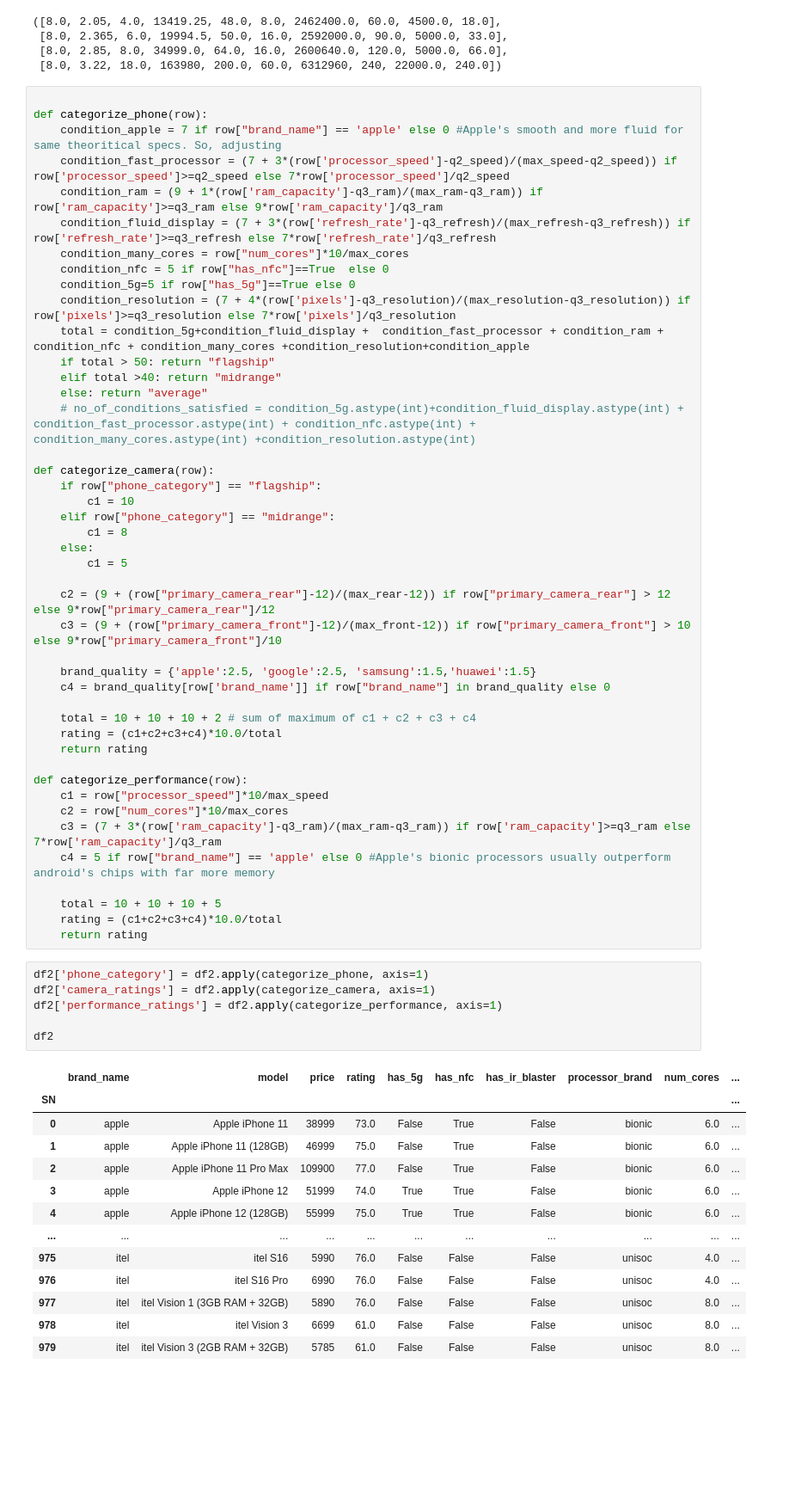
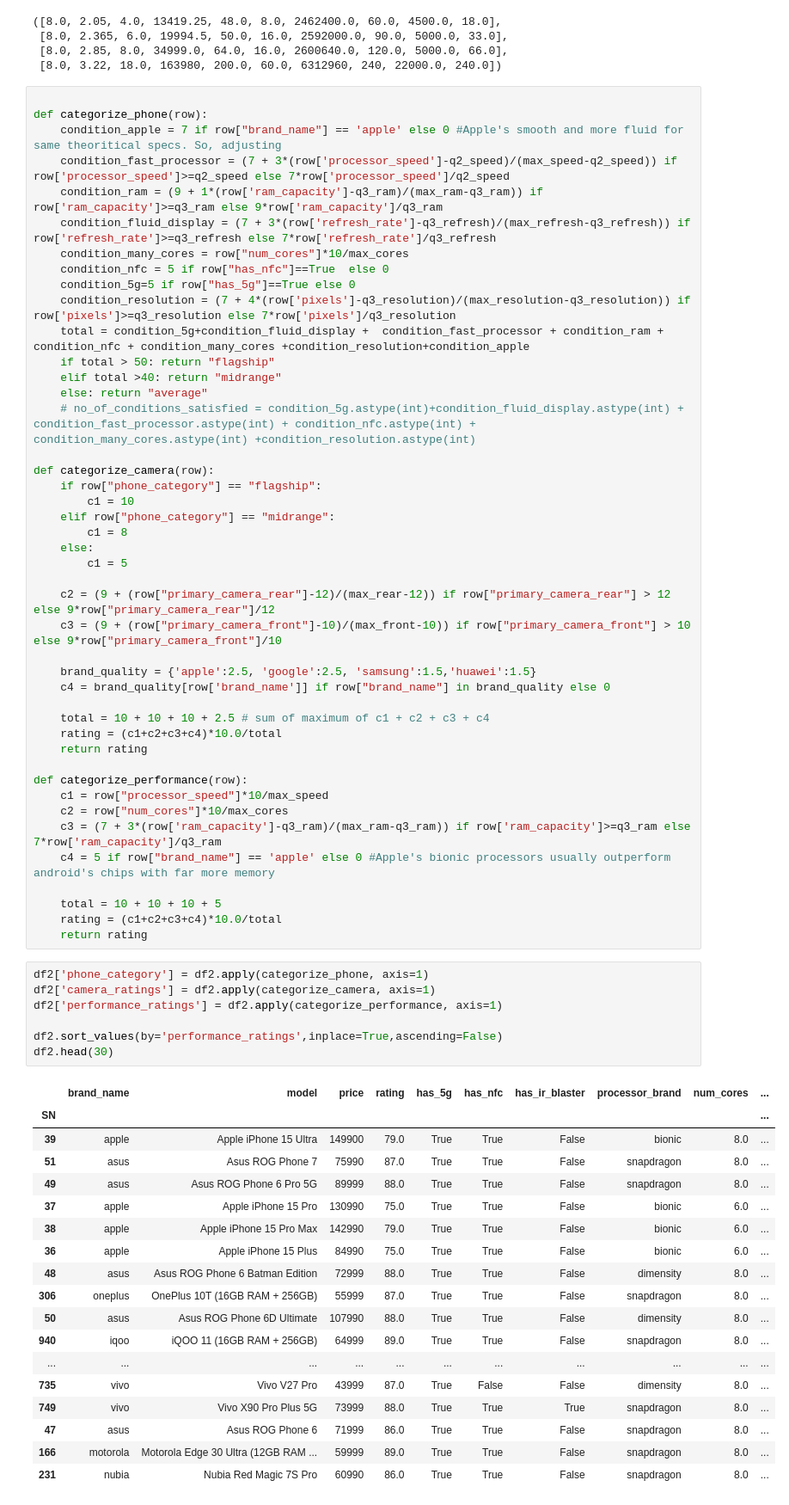
Before and after one commit to GlitchyStar717/AneXPrototype, a Jupyter notebook: recomendation.ipynb, the cells around one changed output. Shown: that part at 86% size. Drawn from its saved outputs; the diff is of its cells as text; blank space fills up the shorter version.

```diff
--- a/recomendation.ipynb
+++ b/recomendation.ipynb
@@ -246,12 +259,12 @@ def categorize_camera(row):
         c1 = 5
 
     c2 = (9 + (row["primary_camera_rear"]-12)/(max_rear-12)) if row["primary_camera_rear"] > 12 else 9*row["primary_camera_rear"]/12
-    c3 = (9 + (row["primary_camera_front"]-12)/(max_front-12)) if row["primary_camera_front"] > 10 else 9*row["primary_camera_front"]/10
+    c3 = (9 + (row["primary_camera_front"]-10)/(max_front-10)) if row["primary_camera_front"] > 10 else 9*row["primary_camera_front"]/10
 
     brand_quality = {'apple':2.5, 'google':2.5, 'samsung':1.5,'huawei':1.5}
     c4 = brand_quality[row['brand_name']] if row["brand_name"] in brand_quality else 0
 
-    total = 10 + 10 + 10 + 2 # sum of maximum of c1 + c2 + c3 + c4
+    total = 10 + 10 + 10 + 2.5 # sum of maximum of c1 + c2 + c3 + c4
     rating = (c1+c2+c3+c4)*10.0/total
     return rating
 
@@ -267,20 +280,26 @@ def categorize_performance(row):
 # %%
 df2['phone_category'] = df2.apply(categorize_phone, axis=1)
 df2['camera_ratings'] = df2.apply(categorize_camera, axis=1)
 df2['performance_ratings'] = df2.apply(categorize_performance, axis=1)
 
-df2
+df2.sort_values(by='performance_ratings',inplace=True,ascending=False)
+df2.head(30)
 # %% [output]
 |  | brand_name | model | price | rating | has_5g | has_nfc | has_ir_blaster | processor_brand | num_cores | ... |
 | SN |  |  |  |  |  |  |  |  |  | ... |
-| 0 | apple | Apple iPhone 11 | 38999 | 73.0 | False | True | False | bionic | 6.0 | ... |
-| 1 | apple | Apple iPhone 11 (128GB) | 46999 | 75.0 | False | True | False | bionic | 6.0 | ... |
-| 2 | apple | Apple iPhone 11 Pro Max | 109900 | 77.0 | False | True | False | bionic | 6.0 | ... |
-| 3 | apple | Apple iPhone 12 | 51999 | 74.0 | True | True | False | bionic | 6.0 | ... |
-| 4 | apple | Apple iPhone 12 (128GB) | 55999 | 75.0 | True | True | False | bionic | 6.0 | ... |
+| 39 | apple | Apple iPhone 15 Ultra | 149900 | 79.0 | True | True | False | bionic | 8.0 | ... |
+| 51 | asus | Asus ROG Phone 7 | 75990 | 87.0 | True | True | False | snapdragon | 8.0 | ... |
+| 49 | asus | Asus ROG Phone 6 Pro 5G | 89999 | 88.0 | True | True | False | snapdragon | 8.0 | ... |
+| 37 | apple | Apple iPhone 15 Pro | 130990 | 75.0 | True | True | False | bionic | 6.0 | ... |
+| 38 | apple | Apple iPhone 15 Pro Max | 142990 | 79.0 | True | True | False | bionic | 6.0 | ... |
+| 36 | apple | Apple iPhone 15 Plus | 84990 | 75.0 | True | True | False | bionic | 6.0 | ... |
+| 48 | asus | Asus ROG Phone 6 Batman Edition | 72999 | 88.0 | True | True | False | dimensity | 8.0 | ... |
+| 306 | oneplus | OnePlus 10T (16GB RAM + 256GB) | 55999 | 87.0 | True | True | False | snapdragon | 8.0 | ... |
+| 50 | asus | Asus ROG Phone 6D Ultimate | 107990 | 88.0 | True | True | False | dimensity | 8.0 | ... |
+| 940 | iqoo | iQOO 11 (16GB RAM + 256GB) | 64999 | 89.0 | True | True | False | snapdragon | 8.0 | ... |
 | ... | ... | ... | ... | ... | ... | ... | ... | ... | ... | ... |
-| 975 | itel | itel S16 | 5990 | 76.0 | False | False | False | unisoc | 4.0 | ... |
-| 976 | itel | itel S16 Pro | 6990 | 76.0 | False | False | False | unisoc | 4.0 | ... |
-| 977 | itel | itel Vision 1 (3GB RAM + 32GB) | 5890 | 76.0 | False | False | False | unisoc | 8.0 | ... |
-| 978 | itel | itel Vision 3 | 6699 | 61.0 | False | False | False | unisoc | 8.0 | ... |
-| 979 | itel | itel Vision 3 (2GB RAM + 32GB) | 5785 | 61.0 | False | False | False | unisoc | 8.0 | ... |
+| 735 | vivo | Vivo V27 Pro | 43999 | 87.0 | True | False | False | dimensity | 8.0 | ... |
+| 749 | vivo | Vivo X90 Pro Plus 5G | 73999 | 88.0 | True | True | True | snapdragon | 8.0 | ... |
+| 47 | asus | Asus ROG Phone 6 | 71999 | 86.0 | True | True | False | snapdragon | 8.0 | ... |
+| 166 | motorola | Motorola Edge 30 Ultra (12GB RAM ... | 59999 | 89.0 | True | True | False | snapdragon | 8.0 | ... |
+| 231 | nubia | Nubia Red Magic 7S Pro | 60990 | 86.0 | True | True | False | snapdragon | 8.0 | ... |
```
Also changed, not shown: parts of 8 cells of this notebook, 1 other file.
